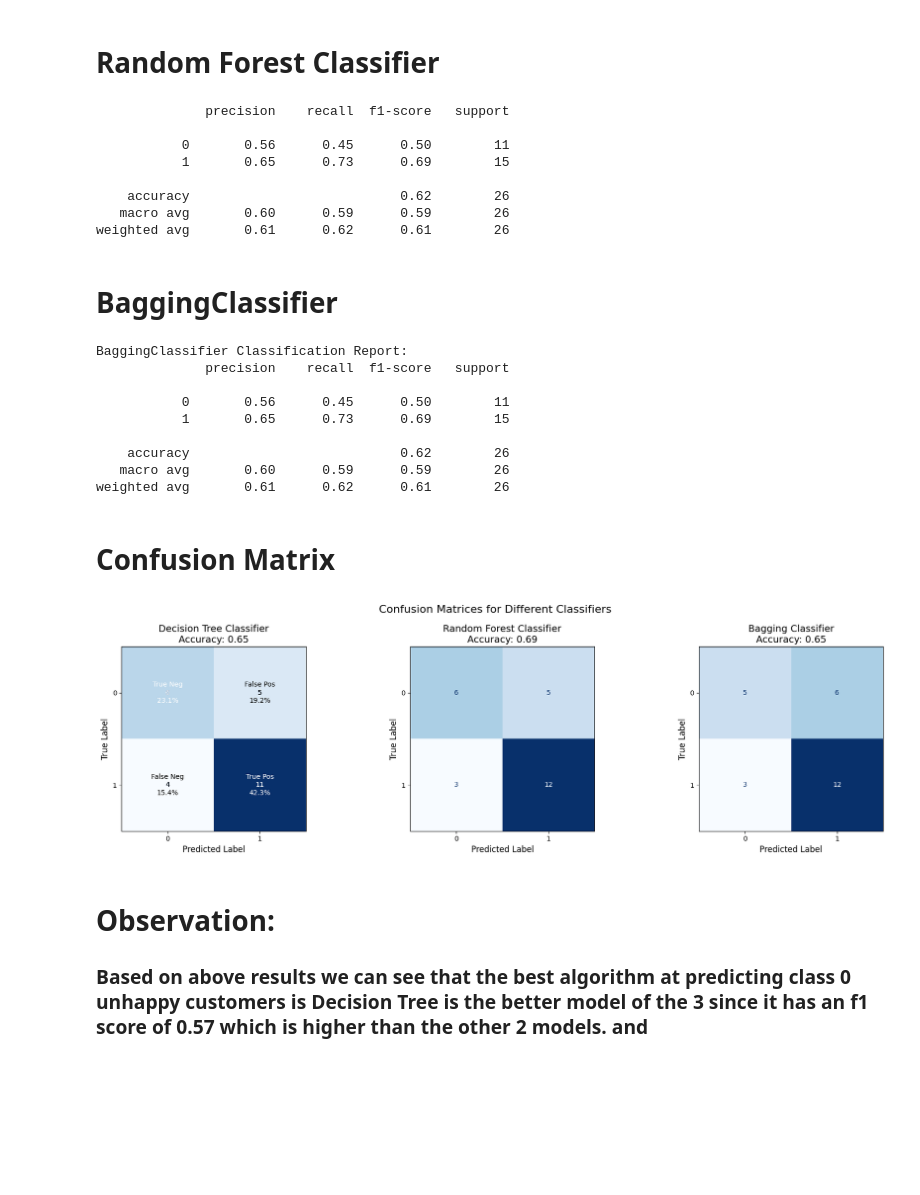
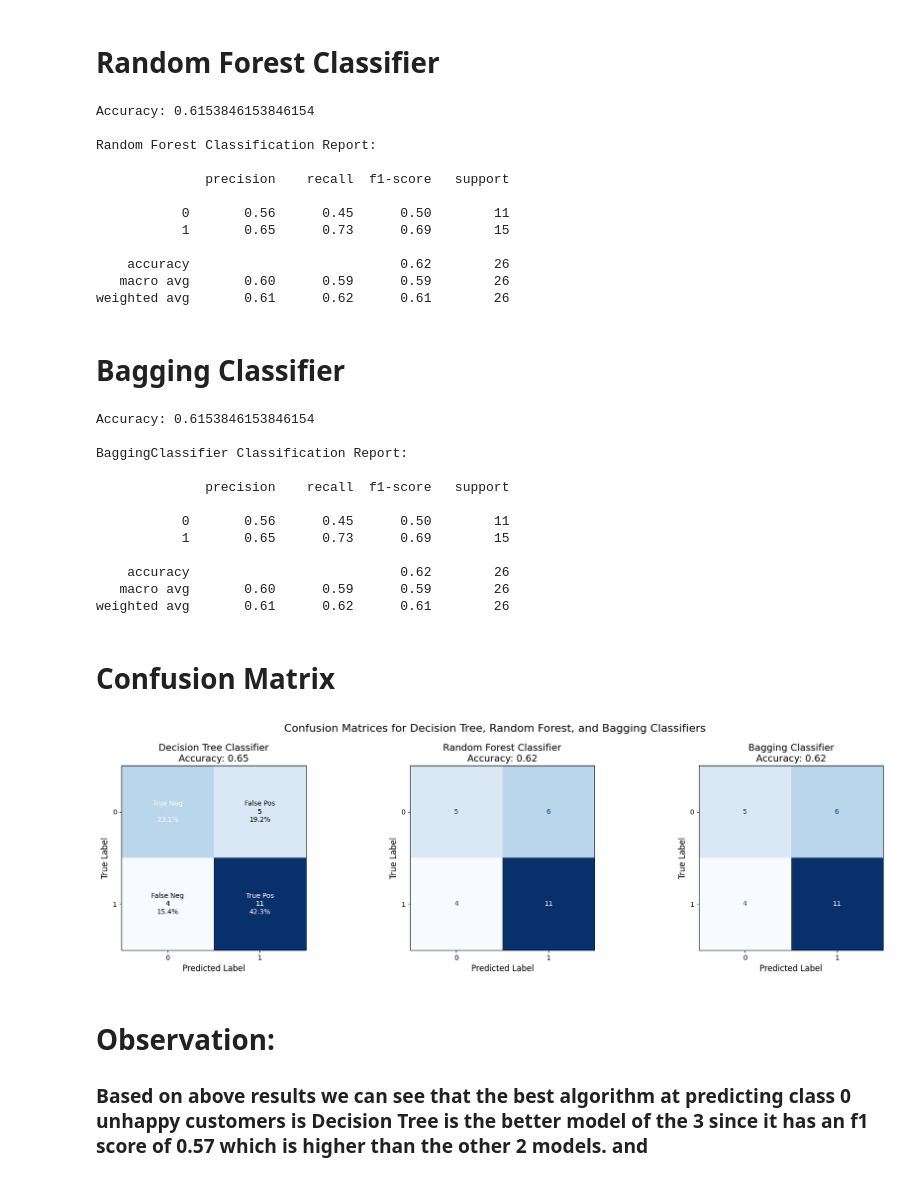
Before and after one commit to osamaizhar/Unhappy-Customers-Predictive-Analysis, a Jupyter notebook: prediction_model_training.ipynb, the cells around one changed output. Drawn from its saved outputs; the diff is of its cells as text; code cells hidden in the pictures; blank space fills up the shorter version.

```diff
--- a/prediction_model_training.ipynb
+++ b/prediction_model_training.ipynb
@@ -125,9 +127,19 @@ rfc.fit(X_train, y_train)
 # Make predictions on the test set
 y_pred = rfc.predict(X_test)
 
+# Evaluate the classifier
+accuracy = accuracy_score(y_test, y_pred)
+print("Accuracy:", accuracy)
+
 # Print the classification report
+print("\nRandom Forest Classification Report:\n")
+
 print(classification_report(y_test, y_pred))
 # %% [output]
+Accuracy: 0.6153846153846154
+
+Random Forest Classification Report:
+
               precision    recall  f1-score   support
 
            0       0.56      0.45      0.50        11
@@ -136,18 +148,22 @@ print(classification_report(y_test, y_pred))
     accuracy                           0.62        26
    macro avg       0.60      0.59      0.59        26
 weighted avg       0.61      0.62      0.61        26
-# %% [markdown]
-# BaggingClassifier
+# %% [markdown]
+# Bagging Classifier
 # %%
-
-
 bg = BaggingClassifier(random_state=seed)
 bg.fit(X_train, y_train)
-y_pred_bg = bg.predict(X_test)
-print("BaggingClassifier Classification Report:")
-print(classification_report(y_test, y_pred_bg))
+y_pred = bg.predict(X_test)
+# Evaluate the classifier
+accuracy = accuracy_score(y_test, y_pred)
+print("Accuracy:", accuracy)
+print("\nBagging Classifier Classification Report:\n")
+print(classification_report(y_test, y_pred))
 # %% [output]
+Accuracy: 0.6153846153846154
+
 BaggingClassifier Classification Report:
+
               precision    recall  f1-score   support
 
            0       0.56      0.45      0.50        11
@@ -159,17 +175,6 @@ weighted avg       0.61      0.62      0.61        26
 # %% [markdown]
 # Confusion Matrix
 # %%
-# Initialize classifiers
-import numpy as np
-import seaborn as sns
-import matplotlib.pyplot as plt
-from sklearn.tree import DecisionTreeClassifier
-from sklearn.ensemble import RandomForestClassifier, BaggingClassifier
-from sklearn.metrics import confusion_matrix, ConfusionMatrixDisplay
-
-# Assuming seed, X_train, X_test, y_train, y_test are already defined
-seed = 42  # Replace with your actual seed if different
-
 # Initialize classifiers
 dt = DecisionTreeClassifier(random_state=seed)
 rf = RandomForestClassifier(random_state=seed)
@@ -211,35 +216,35 @@ for i, (model, name, cm) in enumerate(zip(models, model_names, conf_matrices)):
         values_format='d',
         colorbar=False,
     )
     disp.ax_.set_title(
         f'{name} Classifier\nAccuracy: {(cm[0, 0] + cm[1, 1]) / cm.sum():.2f}', fontsize=14)
     disp.ax_.set_xlabel('Predicted Label', fontsize=12)
     disp.ax_.set_ylabel('True Label', fontsize=12)
 
     # Add TN, FP, FN, TP labels in the cells (for binary classification)
     if cm.shape == (2, 2):
         group_names = ['True Neg', 'False Pos', 'False Neg', 'True Pos']
         group_counts = ["{0:0.0f}".format(value) for value in cm.flatten()]
         group_percentages = ["{0:.1%}".format(
             value) for value in cm.flatten()/np.sum(cm)]
 
         labels = [f"{v1}\n{v2}\n{v3}" for v1, v2, v3 in zip(
             group_names, group_counts, group_percentages)]
         labels = np.asarray(labels).reshape(2, 2)
 
         # Add these labels to the heatmap
         for j in range(cm.shape[0]):
             for k in range(cm.shape[1]):
                 if i == 0:  # Only add detailed labels on the first plot to avoid clutter
                     axes[i].text(k, j, labels[j, k],
                                  ha='center', va='center', color='black' if cm[j, k] < cm.max()/2 else 'white')
 
 plt.tight_layout()
-plt.suptitle("Confusion Matrices for Different Classifiers",
+plt.suptitle("Confusion Matrices for Decision Tree, Random Forest, and Bagging Classifiers",
              fontsize=16, y=1.05)
 plt.show()
 # %% [output]
-[figure, old version]
+[figure, new version]
 # %% [markdown]
 # Observation:
 ### Based on above results we can see that the best algorithm at predicting class 0 unhappy customers is Decision Tree is the better model of the 3 since it has an  **f1 score of 0.57** which is higher than the other 2 models. and
```
Also changed, not shown: parts of 20 cells of this notebook.
